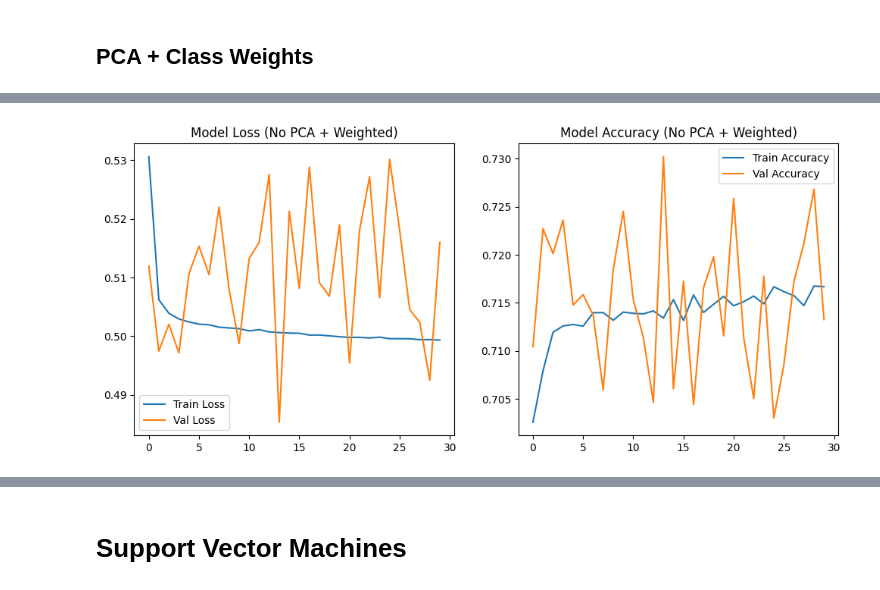
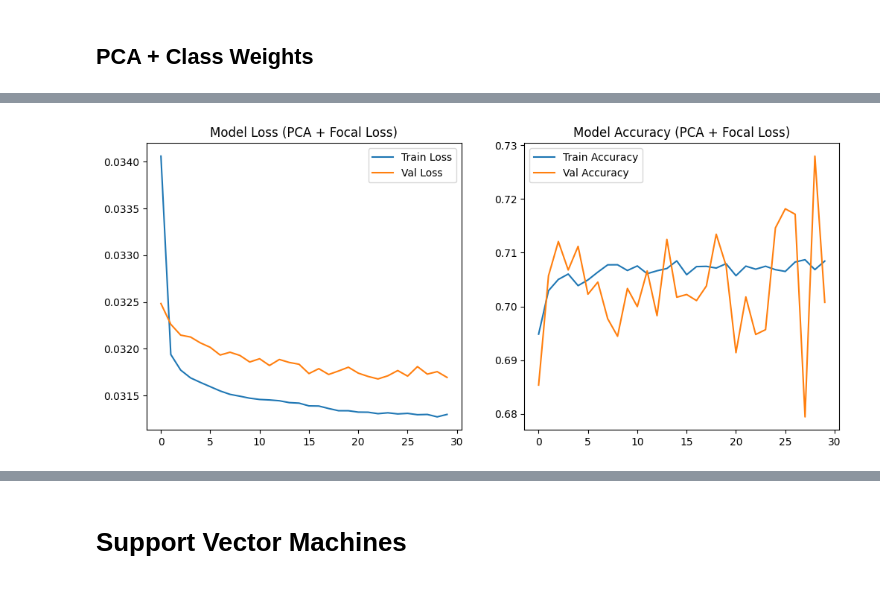
Before and after one commit to mbroglio/ML_25_26, a Jupyter notebook: ML_Project.ipynb, the cells around one changed output, grey strips where cells are left out. Drawn from its saved outputs; the diff is of its cells as text; code cells hidden in the pictures.

```diff
--- a/ML_Project.ipynb
+++ b/ML_Project.ipynb
@@ -43,0 +37,4 @@ df.head()
+# %%
+import pandas as pd
+df = pd.read_csv("dataset\diabetes_binary_health_indicators_BRFSS2015.csv")
+df.head()
@@ -103,6 +109,7 @@ dtype: object
 # %%
 # float64 In case of ucimlrepo failure, .csv data are float64
 numeric_features = features.select_dtypes(["int64", "float64"]).columns
+FEATURES_NUMBER = len(numeric_features)
 print(numeric_features)
 # %% [output]
 Index(['HighBP', 'HighChol', 'CholCheck', 'BMI', 'Smoker', 'Stroke',
@@ -342,6 +325,6 @@ weighted avg       0.83      0.87      0.83     76104
 # %%
 # 1. Data Preparation
-X = pca_data
+X = scaled_data
 y = df["Diabetes_binary"].values
 
 X_train, X_test, y_train, y_test = train_test_split(
@@ -370,7 +353,7 @@ print(dict(zip(unique, counts)))
 
 # 3. Creazione del Modello
 model_pca_under = Sequential()
-model_pca_under.add(Dense(16, input_shape=(14,), activation="relu"))
+model_pca_under.add(Dense(16, input_shape=(FEATURES_NUMBER,), activation="relu"))
 model_pca_under.add(Dense(1, activation="sigmoid"))
 
 model_pca_under.compile(loss="binary_crossentropy", optimizer="adam", metrics=["accuracy"])
@@ -683,65 +759,65 @@ weighted avg       0.87      0.70      0.75     76104
 # %%
-# 1. Data Preparation (No PCA - tutte le 21 feature)
-X_no_pca = scaled_data
+# 1. Data Preparation
+X_pca = pca_data
 y = df["Diabetes_binary"].values
 
-X_train_np, X_test_np, y_train_np, y_test_np = train_test_split(
-    X_no_pca, y, test_size=0.3, random_state=42
+X_train_pca, X_test_pca, y_train_pca, y_test_pca = train_test_split(
+    X_pca, y, test_size=0.3, random_state=42
 )
 
-print(f"Dimensioni Training Set: {X_train_np.shape}")
+# Calcola alpha ottimale basato sulla distribuzione delle classi
+# alpha ≈ freq(classe 0) per dare più peso alla classe minoritaria (1)
+class_freq = np.bincount(y_train_pca.astype(int))
+alpha_optimal = float(class_freq[0] / (class_freq[0] + class_freq[1]))
+print(f"Alpha ottimale calcolato: {alpha_optimal:.3f}")
 
-# 2. Calcolo dei Class Weights
-class_weights_vals = class_weight.compute_class_weight(
-    class_weight='balanced',
-    classes=np.unique(y_train_np),
-    y=y_train_np
+# 2. Creazione del Modello
+model_pca_focal = Sequential()
+model_pca_focal.add(Dense(16, input_shape=(n_components,), activation="relu"))
+model_pca_focal.add(Dense(1, activation="sigmoid"))
+
+# 3. Compilazione con Focal Loss
+# Usa gamma=2.0 e alpha calcolato automaticamente
+model_pca_focal.compile(
+    loss=focal_loss(gamma=2.0, alpha=alpha_optimal),
+    optimizer="adam",
+    metrics=["accuracy"]
 )
-class_weights = dict(enumerate(class_weights_vals))
-print(f"Pesi delle classi: {class_weights}")
 
-# 3. Creazione del Modello
-model_no_pca_weighted = Sequential()
-model_no_pca_weighted.add(Dense(16, input_shape=(21,), activation="relu"))
-model_no_pca_weighted.add(Dense(1, activation="sigmoid"))
-
-model_no_pca_weighted.compile(loss="binary_crossentropy", optimizer="adam", metrics=["accuracy"])
-
-# 4. Addestramento con Class Weights
-history_no_pca_weighted = model_no_pca_weighted.fit(
-    X_train_np, y_train_np,
+# 4. Addestramento
+history_pca_focal = model_pca_focal.fit(
+    X_train_pca, y_train_pca,
     epochs=30, batch_size=64, verbose=1,
-    validation_split=0.1,
-    class_weight=class_weights
+    validation_split=0.1
 )
 
 # 5. Valutazione
-y_pred_probs_weighted_np = model_no_pca_weighted.predict(X_test_np)
-y_pred_weighted_np = (y_pred_probs_weighted_np > 0.5).astype("int32")
+y_pred_probs_focal = model_pca_focal.predict(X_test_pca)
+y_pred_focal = (y_pred_probs_focal > 0.5).astype("int32")
 
-cm_weighted_np = confusion_matrix(y_test_np, y_pred_weighted_np)
+cm_focal = confusion_matrix(y_test_pca, y_pred_focal)
 plt.figure(figsize=(6, 5))
-sns.heatmap(cm_weighted_np, annot=True, fmt="d", cmap="Blues", cbar=False)
+sns.heatmap(cm_focal, annot=True, fmt="d", cmap="Blues", cbar=False)
 plt.xlabel("Predetto")
 plt.ylabel("Reale")
-plt.title("Matrice di Confusione (No PCA + Class Weights)")
+plt.title("Matrice di Confusione (PCA + Focal Loss)")
 plt.show()
 
 print("Report di Classificazione:")
-print(classification_report(y_test_np, y_pred_weighted_np))
+print(classification_report(y_test_pca, y_pred_focal))
 
 # 6. Curve di Loss e Accuracy
 plt.figure(figsize=(12, 5))
 plt.subplot(1, 2, 1)
-plt.plot(history_no_pca_weighted.history['loss'], label='Train Loss')
-plt.plot(history_no_pca_weighted.history['val_loss'], label='Val Loss')
-plt.title('Model Loss (No PCA + Weighted)')
+plt.plot(history_pca_focal.history['loss'], label='Train Loss')
+plt.plot(history_pca_focal.history['val_loss'], label='Val Loss')
+plt.title('Model Loss (PCA + Focal Loss)')
 plt.legend()
 
 plt.subplot(1, 2, 2)
-plt.plot(history_no_pca_weighted.history['accuracy'], label='Train Accuracy')
-plt.plot(history_no_pca_weighted.history['val_accuracy'], label='Val Accuracy')
-plt.title('Model Accuracy (No PCA + Weighted)')
+plt.plot(history_pca_focal.history['accuracy'], label='Train Accuracy')
+plt.plot(history_pca_focal.history['val_accuracy'], label='Val Accuracy')
+plt.title('Model Accuracy (PCA + Focal Loss)')
 plt.legend()
 plt.show()
 # %% [output]
@@ -778 +853 @@ weighted avg       0.87      0.71      0.75     76104
-[figure, old version]
+[figure, new version]
```
Also changed, not shown: parts of 26 cells of this notebook.
